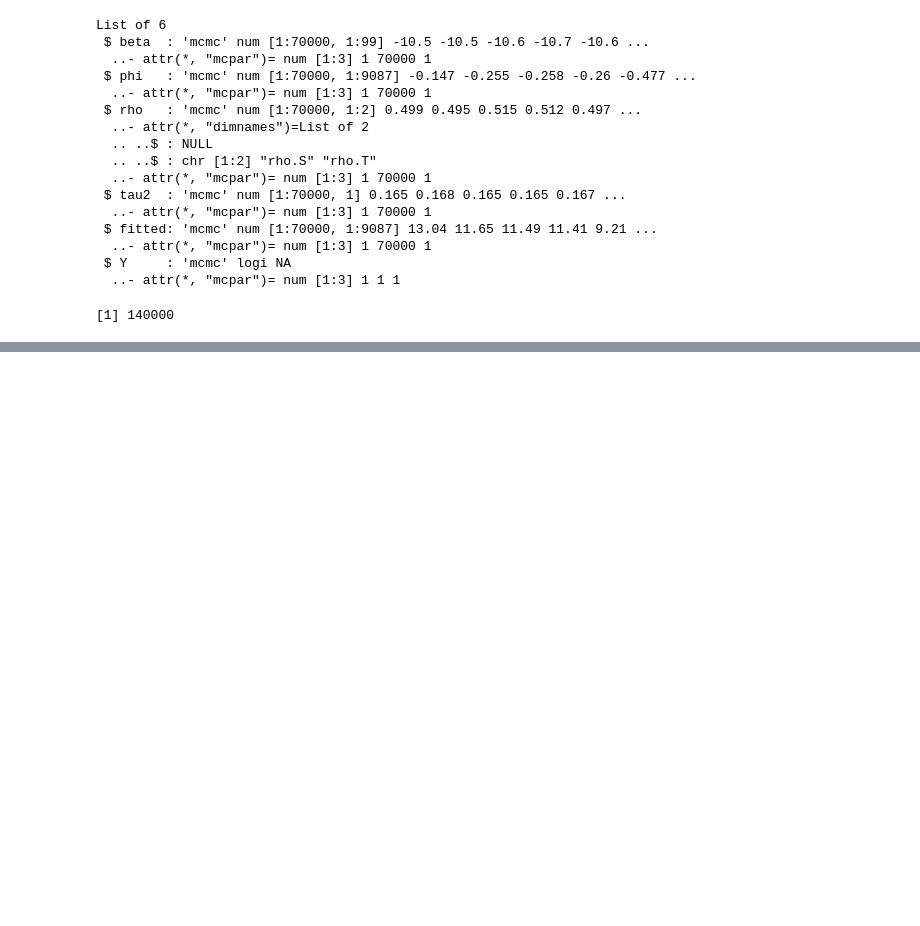
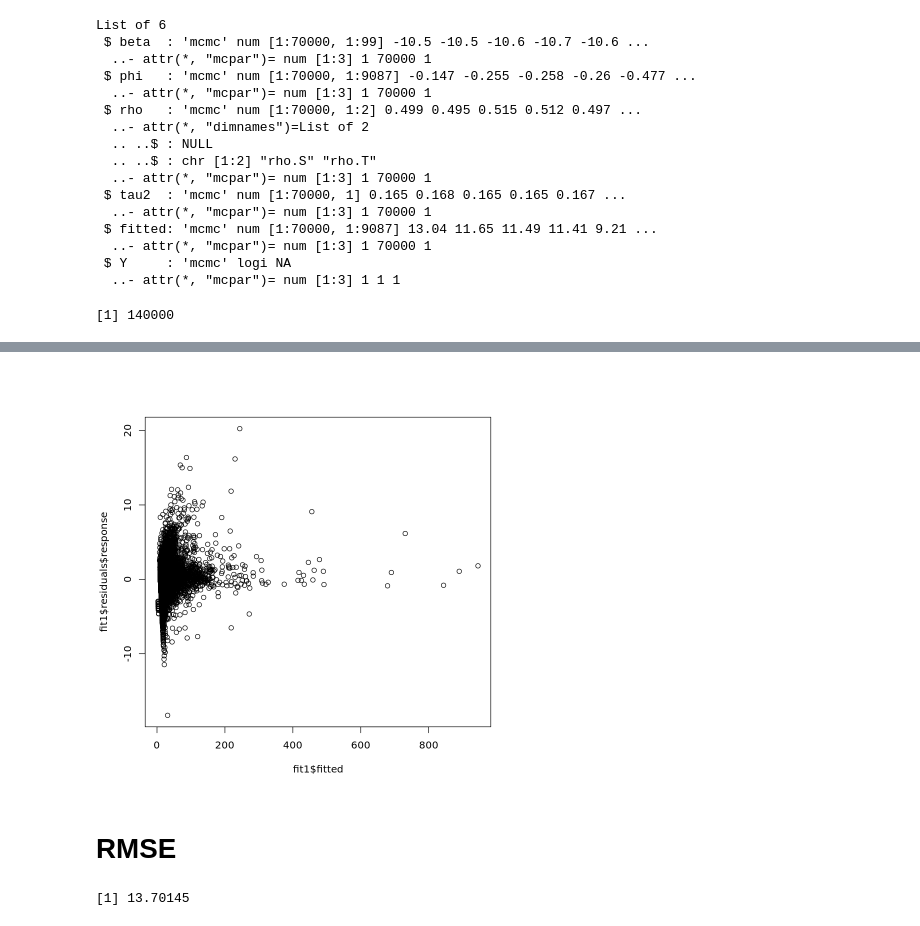
Before and after one commit to CrivelliLab/spatial-prediction, a Jupyter notebook: notebooks/fit1_results.ipynb, the cells around one changed output, grey strips where cells are left out. Drawn from its saved outputs; the diff is of its cells as text; code cells hidden in the pictures; blank space fills up the shorter version.

```diff
--- a/notebooks/fit1_results.ipynb
+++ b/notebooks/fit1_results.ipynb
@@ -199,0 +202,11 @@ dim(df)
+# %%
+plot(fit1$fitted, fit1$residuals$response)
+# some residual correlation is still present - can try AR2
+# %% [output]
+[figure, added]
+# %% [markdown]
+# RMSE
+# %%
+caret::RMSE(fitted_values,true_values)
+# %% [output]
+[1] 13.70145
```
Also changed, not shown: parts of 19 cells of this notebook, 16 other files.
